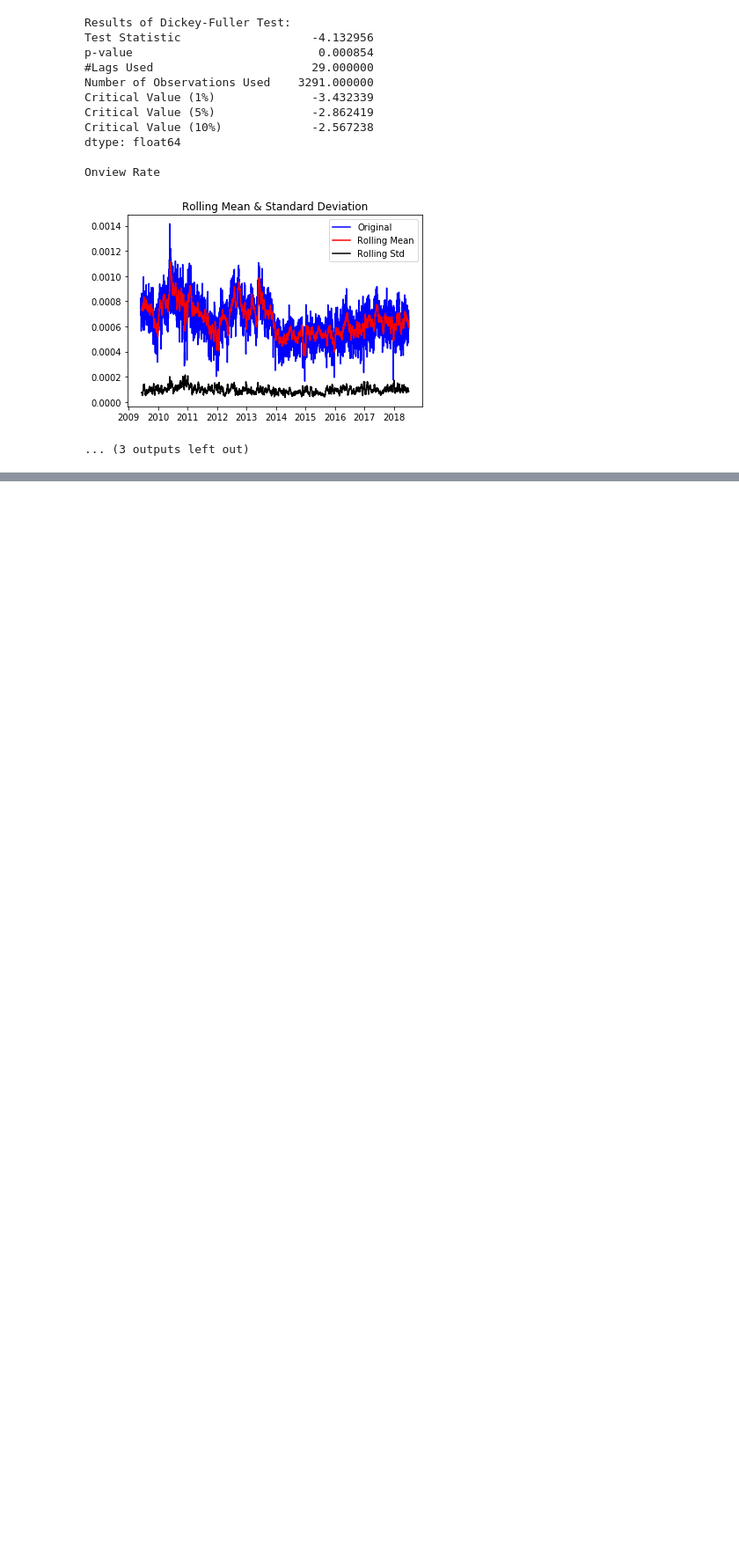
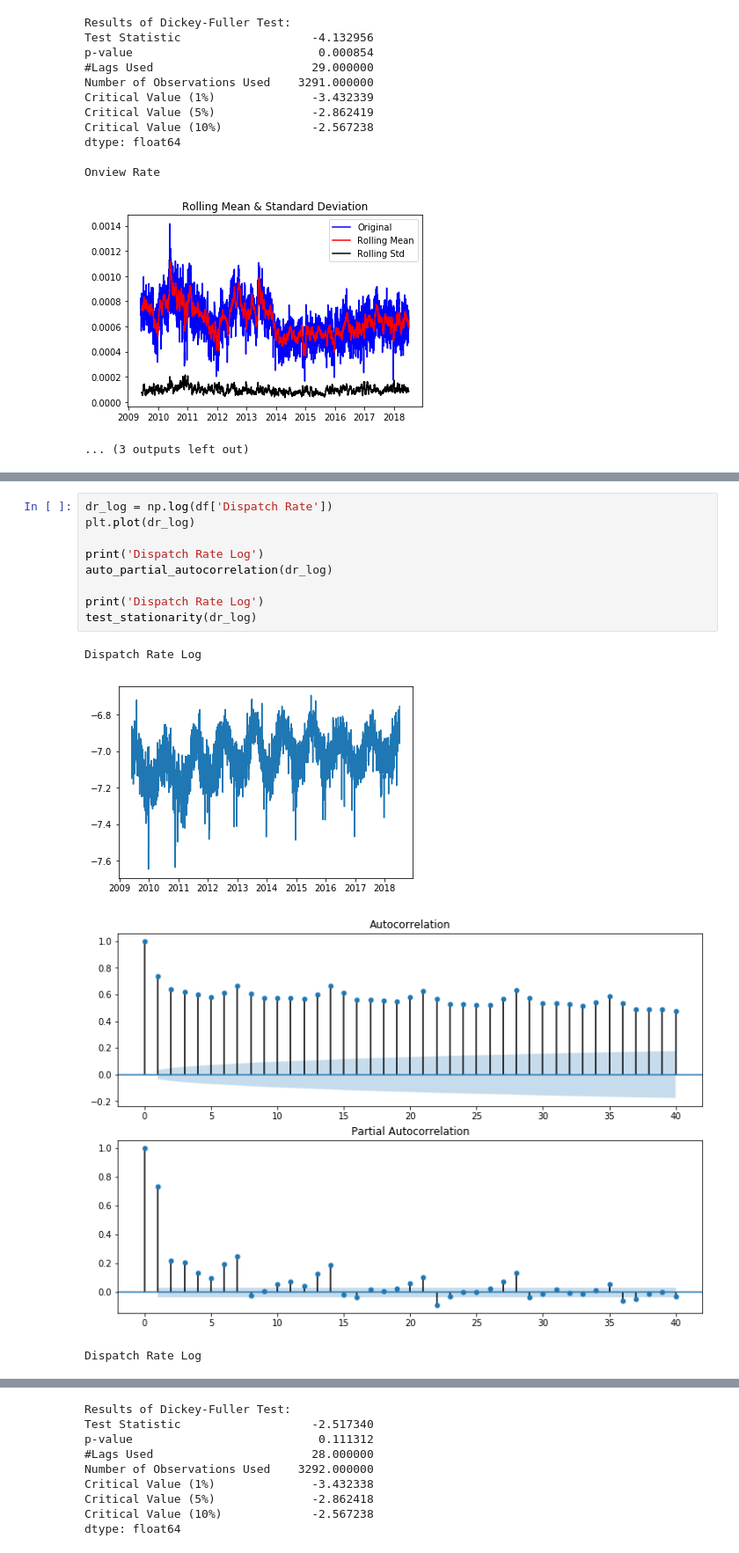
Before and after one commit to latherley/ARIMAX-NN, a Jupyter notebook: Time Series Analysis - Proactive Policing.ipynb, the cells around one changed output, grey strips where cells are left out. Shown at 88% size. Saved outputs shown, nothing was run; the diff lists cells and outputs as text; blank space fills up the shorter version.

```diff
--- a/Time Series Analysis - Proactive Policing.ipynb
+++ b/Time Series Analysis - Proactive Policing.ipynb
@@ -205,0 +193,14 @@ plt.plot(df[['Property Rate','Onview Rate']])
+# %%
+dr_log = np.log(df['Dispatch Rate'])
+plt.plot(dr_log)
+
+print('Dispatch Rate Log')
+auto_partial_autocorrelation(dr_log)
+
+print('Dispatch Rate Log')
+test_stationarity(dr_log)
+# %% [output]
+Dispatch Rate Log
+[figure, added]
+[figure, added]
+Dispatch Rate Log
@@ -205,0 +208,9 @@ plt.plot(df[['Property Rate','Onview Rate']])
+Results of Dickey-Fuller Test:
+Test Statistic                   -2.517340
+p-value                           0.111312
+#Lags Used                       28.000000
+Number of Observations Used    3292.000000
+Critical Value (1%)              -3.432338
+Critical Value (5%)              -2.862418
+Critical Value (10%)             -2.567238
+dtype: float64
```
Also changed, not shown: parts of 15 cells of this notebook.
